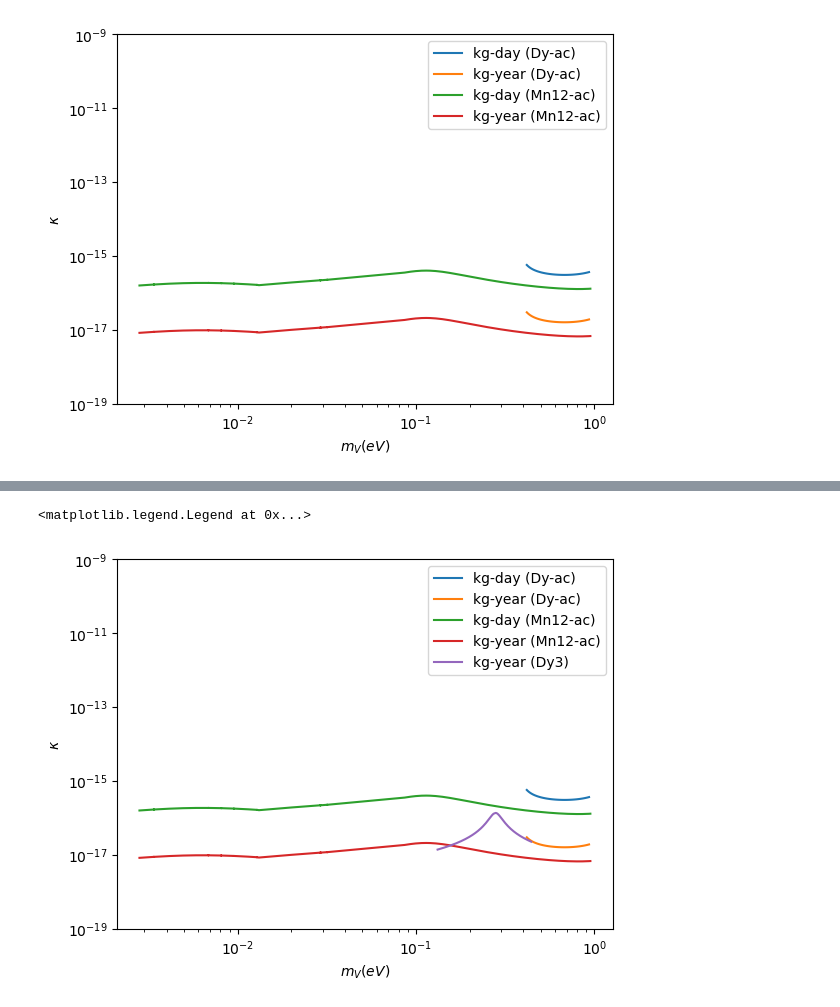
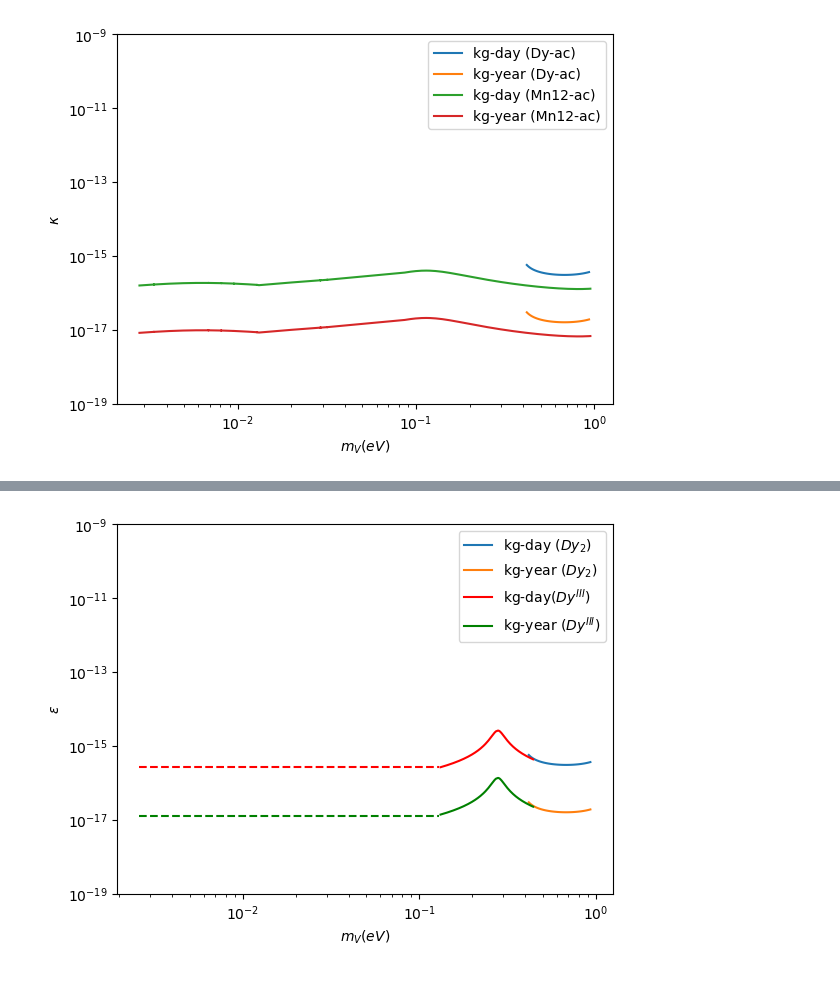
Before and after one commit to robalvess/Projeto-1---2025, a Jupyter notebook: try.ipynb, the cells around one changed output, grey strips where cells are left out. Drawn from its saved outputs; the diff is of its cells as text; code cells hidden in the pictures.

```diff
--- a/try.ipynb
+++ b/try.ipynb
@@ -277,8 +289,13 @@ func5 = np.poly1d(fit5)
 # %%
 graphkgyearDY3 = [kappa(dataDY3.iloc[x,0], func5(dataDY3.iloc[x,0])) for x in range(len(dataDY3))]
+graphkgyearDY3_raw = [kappa(dataDY3.iloc[x,0], dataDY3.iloc[x,1]) for x in range(len(dataDY3))]
+
+graphkgdayDY3 = [kappa2(dataDY3.iloc[x,0], func5(dataDY3.iloc[x,0])) for x in range(len(dataDY3))]
+
 
 plt.plot(dataDY3.iloc[:,0], graphkgyearDY3)
+plt.plot(dataDY3.iloc[:,0], graphkgyearDY3_raw)
 plt.xscale('log')
 plt.yscale('log')
-plt.ylim(1e-17,1e-7)
+#plt.ylim(1e-17,1e-7)
 # %% [output]
@@ -287,21 +303,42 @@ plt.ylim(1e-17,1e-7)
 # %%
-plt.plot(dataDY.iloc[:,0], graphkgday4_smooth, label='kg-day (Dy-ac)')
-plt.plot(dataDY.iloc[:,0], graphkgyear4_smooth, label='kg-year (Dy-ac)')
+plt.plot(dataDY.iloc[:,0], graphkgday4_smooth, label='kg-day ($Dy_2$)')
+plt.plot(dataDY.iloc[:,0], graphkgyear4_smooth, label='kg-year ($Dy_2$)')
+
+#These two graphs are from one data set.
+
 #plt.plot(dataDY.iloc[:,0], graphkgyear4, label='kg-year', linestyle='-')
 #plt.plot(dataDY.iloc[:,0], graphkgday4, label='kg-day', linestyle=':')
 graphkgyearDY3 = [kappa(dataDY3.iloc[x,0], func5(dataDY3.iloc[x,0])) for x in range(len(dataDY3))]
 
 
-plt.plot(xaxis, graph3, label='kg-day (Mn12-ac)')
-plt.plot(xaxis, graph2, label = 'kg-year (Mn12-ac)')
-plt.plot(dataDY3.iloc[:,0], graphkgyearDY3, label='kg-year (Dy3)')
+#plt.plot(xaxis, graph3, label='kg-day (Mn12-ac)')
+#plt.plot(xaxis, graph2, label = 'kg-year (Mn12-ac)')
+plt.plot(dataDY3.iloc[:,0], graphkgdayDY3, label='kg-day($Dy^{III}$)', color = 'red')
+plt.plot(dataDY3.iloc[:,0], graphkgyearDY3, label='kg-year ($Dy^{III}$)', color = 'green')
+
+#These two are from other data set.
+
+x1, x2 = 2.6e-3, 0.13
+y1, y2 = 1.298e-17, 1.298e-17
+y3, y4 = 2.7e-16, 2.7e-16
+
+x = np.logspace(np.log10(x1), np.log10(x2), 100)
+y = np.logspace(np.log10(y1), np.log10(y2), 100)
+y_day = np.logspace(np.log10(y3), np.log10(y4), 100)
+
+
+#In here I am plotting the expected sensitivity that we whish the experiment will have if we infer data in this region.
+
+plt.plot(x,y, linestyle = '--', color ='green')
+plt.plot(x, y_day, linestyle = '--', color = 'red')
+
+
 plt.xscale('log')
 plt.yscale('log')
-plt.ylabel('$\kappa$')
+plt.ylabel('$\epsilon$')
 plt.xlabel('$m_V(eV)$')
 plt.ylim(1e-19, 1e-9)
 plt.legend()
-#plt.savefig('plot.pdf', format='pdf')
+plt.savefig('plot_novo.pdf', format='pdf')
 # %% [output]
-<matplotlib.legend.Legend at 0x...>
-[figure, old version]
+[figure, new version]
```
Also changed, not shown: parts of 3 cells of this notebook, 2 other files.
